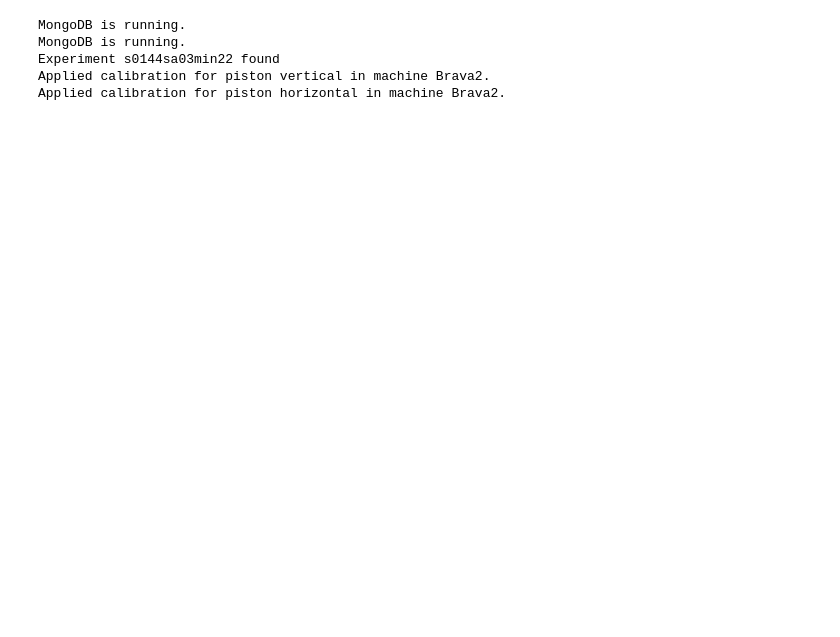
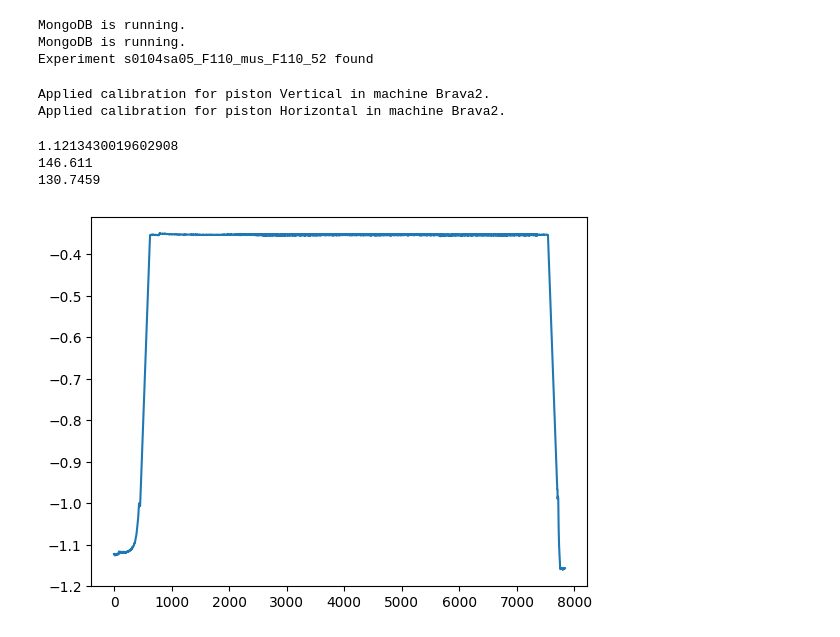
Before and after one commit to micheledesolda/Rock-Mechanics-Lab-Database, a Jupyter notebook: notebooks/experiment_data_reduction.ipynb, the cells around one changed output. Drawn from its saved outputs; the diff is of its cells as text; code cells hidden in the pictures; blank space fills up the shorter version.

Commit message:
Reduction script refactorized measurement-oriented modularization

```diff
--- a/notebooks/experiment_data_reduction.ipynb
+++ b/notebooks/experiment_data_reduction.ipynb
@@ -66,46 +66,67 @@ ms = MachineService()
 es = ExperimentService()
 
 # Choose the experiment to analyze
-experiment_id = 's0144sa03min22'
+experiment_id = 's0104sa05_F110_mus_F110_52'
 machine_id = 'Brava2'
 experiment_info = es.get_experiment_by_id(experiment_id)
 experiment_date = experiment_info['Start_Datetime']
 group_name = "ADC"     # the measurements in the tdms file are stored under this denominations
 
+# ABBREVIATION CONVENTION
+# v_{anything else} +> "vertical"
+# h_{anything else} +> "horizontal"
+
 # Fetch the centralized measurements (the ones coming from the VI)
-vertical_load_measurements = es.get_centralized_measurements(experiment_id=experiment_id, group_name=group_name, channel_name= 'Vertical Load')
-horizontal_load_measurements = es.get_centralized_measurements(experiment_id, group_name=group_name, channel_name= 'Horizontal Load')
-vertical_displacement_measurements = es.get_centralized_measurements(experiment_id, group_name=group_name, channel_name='Vertical Displacement')
-horizontal_displacement_measurements = es.get_centralized_measurements(experiment_id, group_name=group_name, channel_name='Horizontal Displacement')
+v_load_measurements = es.get_centralized_measurements(experiment_id=experiment_id, group_name=group_name, channel_name= 'Vertical Load')
+h_load_measurements = es.get_centralized_measurements(experiment_id, group_name=group_name, channel_name= 'Horizontal Load')
+v_displacement_measurements = es.get_centralized_measurements(experiment_id, group_name=group_name, channel_name='Vertical Displacement')
+h_displacement_measurements = es.get_centralized_measurements(experiment_id, group_name=group_name, channel_name='Horizontal Displacement')
 time_measurements = es.get_centralized_measurements(experiment_id, group_name=group_name, channel_name='Time')
 
-Vertical_Load_recorded = np.array(vertical_load_measurements['data'])
-Horizontal_Load_recorded = np.array(horizontal_load_measurements['data'])
-Vertical_Displacement = np.array(vertical_displacement_measurements['data'])
-Horizontal_Displacement = np.array(horizontal_displacement_measurements['data'])
+v_load_recorded = np.array(v_load_measurements['data'])
+h_load_recorded = np.array(h_load_measurements['data'])
+v_displacement_recorded = np.array(v_displacement_measurements['data'])
+h_displacement_recorded = np.array(h_displacement_measurements['data'])
 time_s = np.array(time_measurements['data'])
 records_na = np.arange(len(time_s))     # same operation done in rawpy
-
-# Fetch the properties for visualization scaling
-# For the actually implementation, you need it to offset voltage values for loads measurement
-vertical_visualization_scaling = vertical_load_measurements['properties']['Slope']
-vertical_intercept = vertical_load_measurements['properties']['Intercept']
-horizontal_visualization_scaling = horizontal_load_measurements['properties']['Slope']
-horizontal_intercept = horizontal_load_measurements['properties']['Intercept']
-
-vertical_offset = vertical_intercept/vertical_visualization_scaling
-horizontal_offset= horizontal_intercept/horizontal_visualization_scaling
-
-vertical_load_voltage = Vertical_Load_recorded + vertical_offset
-horizontal_load_voltage = Horizontal_Load_recorded + horizontal_offset
-
-vertical_load_kN = ms.apply_calibration(machine_id, 'vertical', vertical_load_voltage, experiment_date)
-horizontal_load_kN = ms.apply_calibration(machine_id, 'horizontal', horizontal_load_voltage, experiment_date)
 # %% [output]
 MongoDB is running.
 MongoDB is running.
-Experiment s0144sa03min22 found
-Applied calibration for piston vertical in machine Brava2.
-Applied calibration for piston horizontal in machine Brava2.
+Experiment s0104sa05_F110_mus_F110_52 found
+# %%
+
+# LOAD MEASUREMENTS:
+# For the current implementation, you need to:
+# 1) Fetch the "properties": these are for visualization scaling, not real calibration values!
+# 2) Offset the recorded measurements (in volt) with the scaling properties
+# 3) Pass the offsetted value to ms.apply_calibration(), that use the stored coefficients to provide the measures in kN
+# If possible through a VI implementation, the actual coefficients from the calibration procedure should be
+# recorded directly in the tdms file.
+v_visualization_slope = v_load_measurements['properties']['Slope']
+v_intercept = v_load_measurements['properties']['Intercept']
+h_visualization_slope = h_load_measurements['properties']['Slope']
+h_intercept = h_load_measurements['properties']['Intercept']
+
+v_offset = v_intercept/v_visualization_slope
+h_offset= h_intercept/h_visualization_slope
+
+v_load_volt = v_load_recorded + v_offset
+h_load_volt = h_load_recorded + h_offset
+
+v_load_kN = ms.apply_calibration(machine_id, 'Vertical', v_load_volt, experiment_date)
+h_load_kN = ms.apply_calibration(machine_id, 'Horizontal', h_load_volt, experiment_date)
+# %% [output]
+Applied calibration for piston Vertical in machine Brava2.
+Applied calibration for piston Horizontal in machine Brava2.
+# %%
+plt.plot(h_load_recorded)
+print(h_offset)
+print(h_intercept)
+print(h_visualization_slope)
+# %% [output]
+1.1213430019602908
+146.611
+130.7459
+[figure, added]
 # %%
 
```
Also changed, not shown: parts of 9 cells of this notebook, 6 other files.
